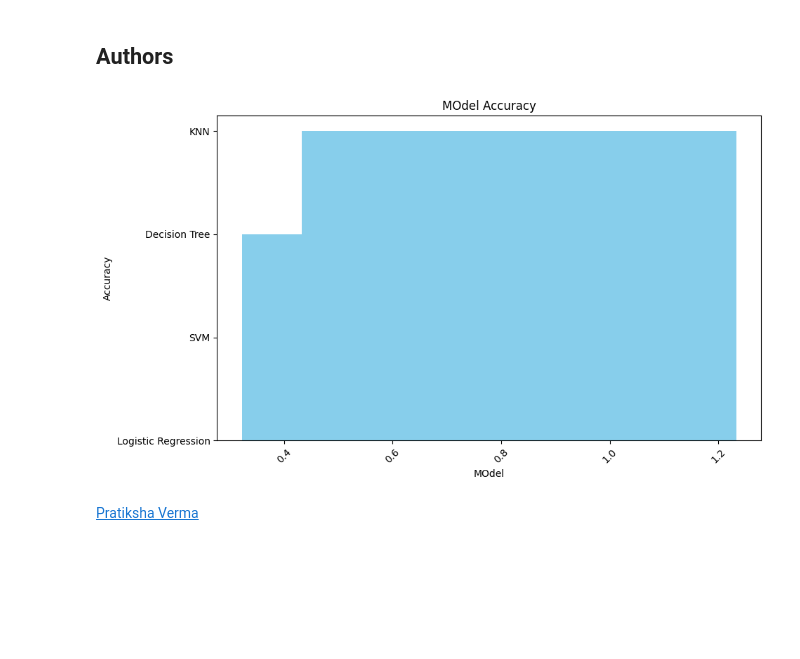
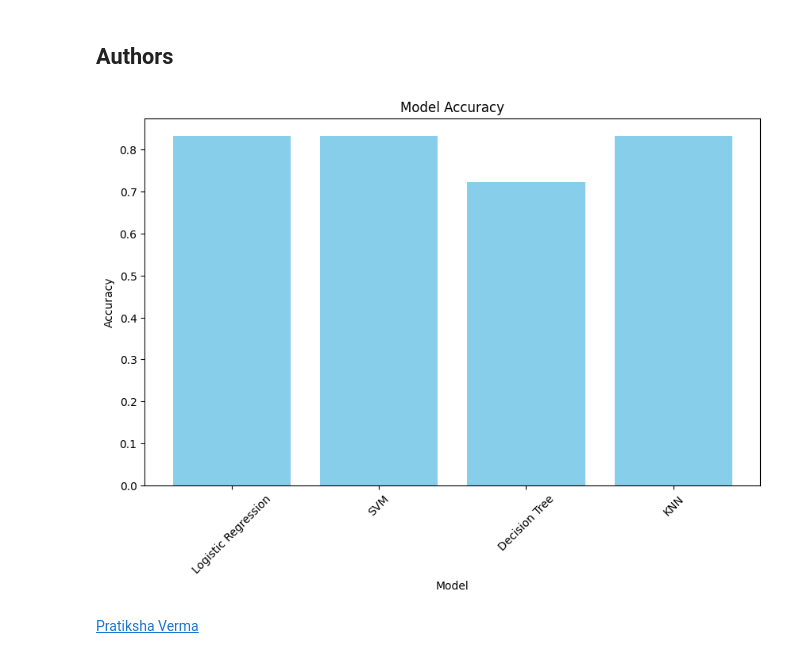
Before and after one commit to ikigamisama/Data-Science-Capstone, a Jupyter notebook: Module 4 (Predictive Analysis)/SpaceX_Machine_Learning_Prediction_Part_5.jupyterlite.ipynb, the cells around one changed output. Cells and saved outputs as stored; diff of their text form; code cells hidden in the pictures; blank space fills up the shorter version.

```diff
--- a/Module 4 (Predictive Analysis)/SpaceX_Machine_Learning_Prediction_Part_5.jupyterlite.ipynb
+++ b/Module 4 (Predictive Analysis)/SpaceX_Machine_Learning_Prediction_Part_5.jupyterlite.ipynb
@@ -450,26 +450,26 @@ Best performing method: Logistic Regression with an accuracy of 0.83333333333333
 # %%
 data = {
     'Logistic Regression': 0.8333333333333334,
     'SVM': 0.8333333333333334,
     'Decision Tree': 0.7222222222222222,
     'KNN': 0.8333333333333334
 }
 
 # Convert dictionary to DataFrame
 barChartData = pd.DataFrame(list(data.items()), columns=['Model', 'Accuracy'])
 
 plt.figure(figsize=(10, 6))
-plt.bar(barChartData['Accuracy'], barChartData['Model'], color='skyblue')
+plt.bar(barChartData['Model'], barChartData['Accuracy'], color='skyblue')
 
 # Adding title and labels
-plt.title('MOdel Accuracy')
+plt.title('Model Accuracy')
 plt.xlabel('Model')
 plt.ylabel('Accuracy')
 
 plt.xticks(rotation=45)  # Rotate x-axis labels if needed
 plt.show()
 # %% [output]
-[figure, old version]
+[figure, new version]
 # %% [markdown]
 [Pratiksha Verma](https://www.linkedin.com/in/pratiksha-verma-6487561b1/)
 # %% [markdown]
```
Also changed, not shown: 1 other file.
